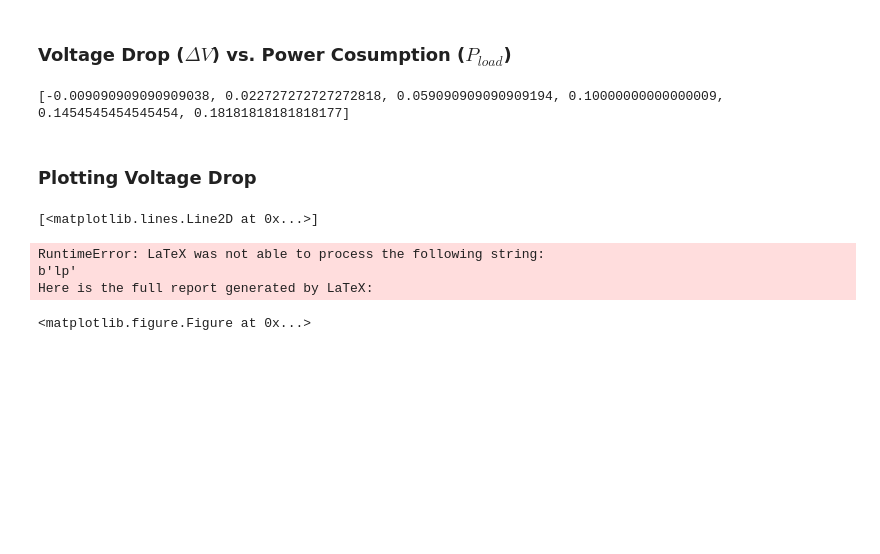
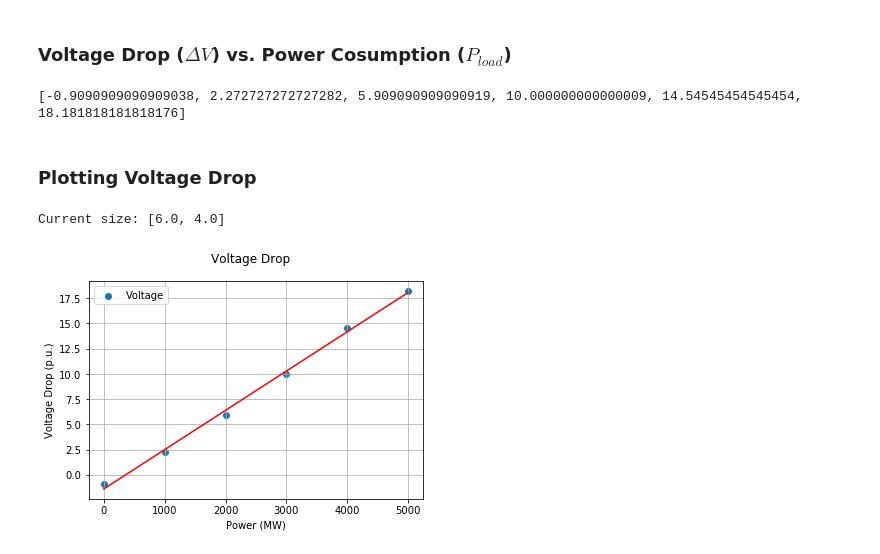
Before and after one commit to ElectricICAI/The-Challenge-of-Future-Energy-Systems, a Jupyter notebook: presentation.ipynb, the cells around one changed output. Cells and saved outputs as stored; diff of their text form; code cells hidden in the pictures; blank space fills up the shorter version.

```diff
--- a/presentation.ipynb
+++ b/presentation.ipynb
@@ -70,7 +67,7 @@ print(R_load)
 ### Base magnitudes of the Line to calculate *per unit* measures
 # %%
 frecuencia = 50
-omega = 2+np.pi*frecuencia
+omega = 2*np.pi*frecuencia
 
 # Magnitudes base de la línea
 U = 220
@@ -91,14 +88,15 @@ b = omega*C*Z
 r_load = R_load/Z
 
 # Medidas en p.u.
-v_inicial = [x/U for x in V_inicial]
-v_final = [x/U for x in V_final]
+v_inicial = [p/U for p in V_inicial]
+v_final = [p/U for p in V_final]
+pot = Pot/S
 # %% [markdown]
 ### Voltage Drop ($\Delta V$) vs. Power Cosumption ($P_{load}$)
 # %%
-deltaV = [v_inicial[i] - v_final[i] for i in range(len(v_inicial))]
+deltaV = [(v_inicial[i] - v_final[i])*100 for i in range(len(v_inicial))]
 print(deltaV)
 # %% [output]
-[-0.009090909090909038, 0.022727272727272818, 0.059090909090909194, 0.10000000000000009, 0.1454545454545454, 0.18181818181818177]
+[-0.9090909090909038, 2.272727272727282, 5.909090909090919, 10.000000000000009, 14.54545454545454, 18.181818181818176]
 # %% [markdown]
 ### Plotting Voltage Drop
@@ -107,8 +103,44 @@ import matplotlib.pyplot as plt
-# %%
-plt.plot(Pot,deltaV)
-# %% [output]
-[<matplotlib.lines.Line2D at 0x...>]
-RuntimeError: LaTeX was not able to process the following string:
-b'lp'
-Here is the full report generated by LaTeX:
-<matplotlib.figure.Figure at 0x...>
+# %%
+# Get current size
+fig_size = plt.rcParams["figure.figsize"]
+
+# Prints: [8.0, 6.0]
+print("Current size:", fig_size)
+#
+# Set figure width to 12 and height to 9
+fig_size[0] = 12
+fig_size[1] = 9
+plt.rcParams["figure.figsize"] = fig_size
+# %% [output]
+Current size: [6.0, 4.0]
+# %%
+import matplotlib.pyplot as plt
+from matplotlib.pyplot import *
+%matplotlib inline
+
+from IPython.display import set_matplotlib_formats
+set_matplotlib_formats('png', 'pdf')
+
+x1 = Pot
+y1 = deltaV
+plt.ion()
+plt.isinteractive()
+
+# Plot de la caída de tensión
+plt.suptitle('Voltage Drop')
+plt.scatter(x1,y1, label = 'Voltage')
+plt.xlabel('Power (MW)')
+plt.ylabel('Voltage Drop (p.u.)')
+plt.legend(loc = 2)
+plt.grid(True)
+
+# Ajuste de los puntos
+from pylab import *
+m1,b1 = polyfit(x1,y1,1)
+X1 = linspace(0,max(Pot),100)
+Y1 = m1*X1 + b1
+plot(X1,Y1,'r')
+
+plt.show()
+# %% [output]
+[figure, added]
```
Also changed, not shown: parts of 20 cells of this notebook.
